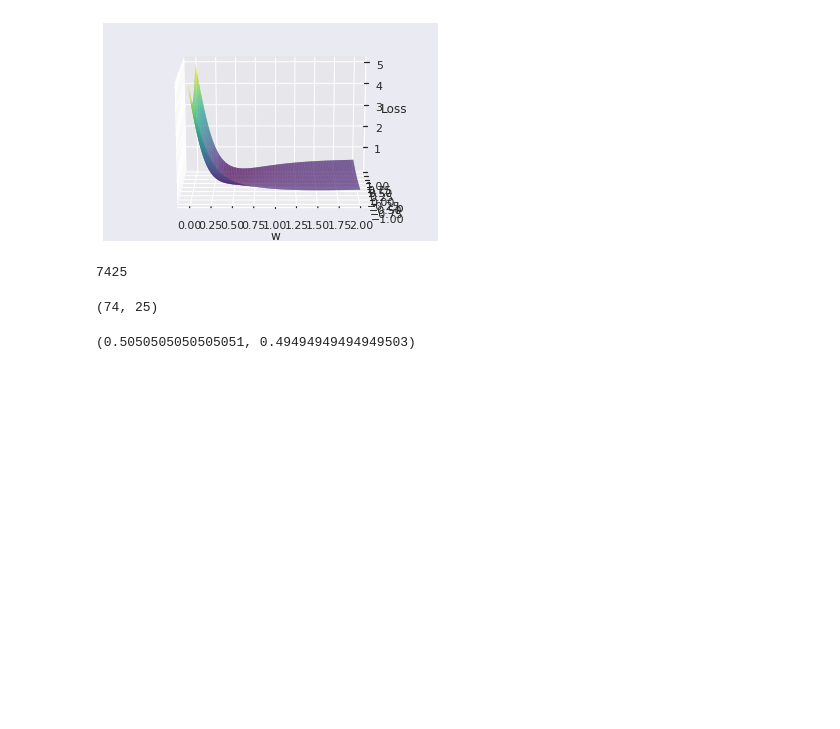
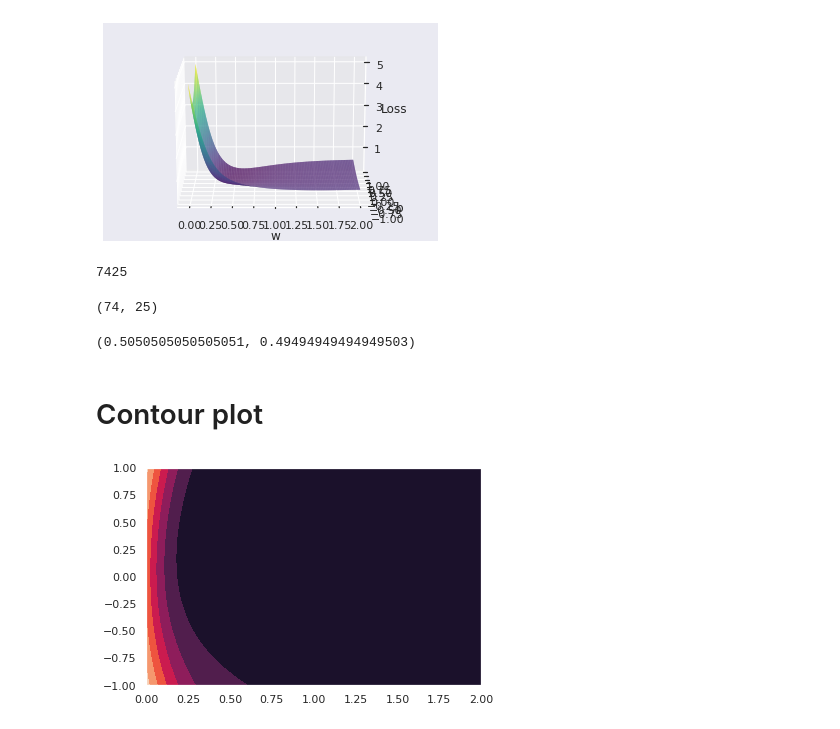
Before and after one commit to championballer/one-fourth-labs-deep-learning, a Jupyter notebook: Lecture 10 - Python Sigmoid/1017_SigmoidNeuron.ipynb, the cells around one changed output. Saved outputs shown, nothing was run; the diff lists cells and outputs as text; code cells hidden in the pictures; blank space fills up the shorter version.

Commit message:
Added Contour plot

```diff
--- a/Lecture 10 - Python Sigmoid/1017_SigmoidNeuron.ipynb
+++ b/Lecture 10 - Python Sigmoid/1017_SigmoidNeuron.ipynb
@@ -169,3 +169,5 @@ i,j
 ww[i,j],bb[i,j]
 # %% [output]
 (0.5050505050505051, 0.49494949494949503)
+# %% [markdown]
+# Contour plot
@@ -171,0 +178,5 @@ ww[i,j],bb[i,j]
+# %%
+plt.contourf(ww,bb,loss)
+plt.show()
+# %% [output]
+[figure, added]
```
Also changed, not shown: parts of 4 cells of this notebook.
